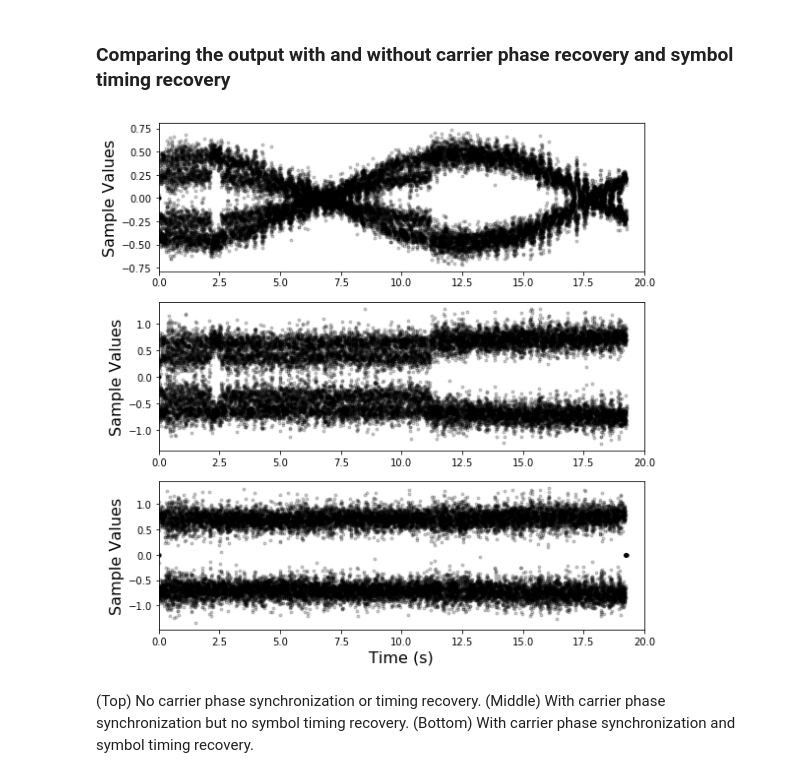
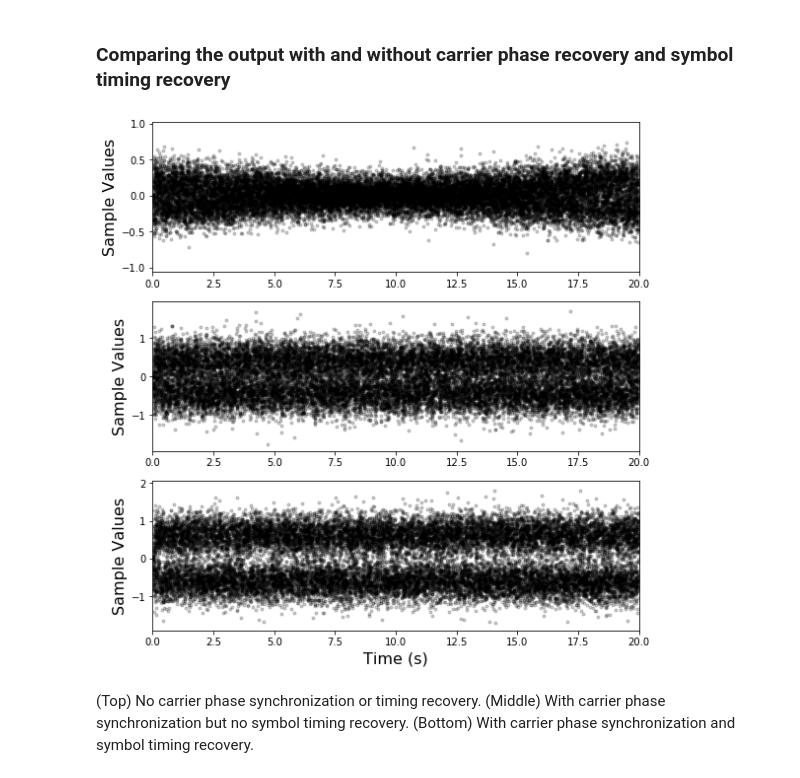
Before and after one commit to Max-Manning/RDS_decode, a Jupyter notebook: RDS_DECODE.ipynb, the cells around one changed output. Cells and saved outputs as stored; diff of their text form; code cells hidden in the pictures.

```diff
--- a/RDS_DECODE.ipynb
+++ b/RDS_DECODE.ipynb
@@ -17,7 +17,7 @@ Tune in to the center frequency of the FM channel and filter out any other chann
 # %%
 # FM station recorded using SDRsharp
-fs, data = wavfile.read('/home/naste/Radio_Projects/RDS_decode_dev/SDRSharp_20190730_021902Z_101000000Hz_IQ.wav', mmap=True)
-wo = 2*np.pi*100000/fs
+fs, data = wavfile.read('SDRSharp_20191020_233227Z_106137280Hz_IQ.wav')
+wo = 2*np.pi*-237280/fs
 
 # Complex IQ representation of the data
 IQ = data[:,0] + 1j*data[:,1]
@@ -166,7 +165,7 @@ theta0 = signal.decimate(theta0, 4)
 
 recovered_carrier1187 = np.exp(1j*(wc*nn + theta0/(48*4)))
 
-basefilt0 = signal.remez(96, [0, 400, 1500, fsIF/2], [1, 0], fs = fsIF)
+basefilt0 = signal.remez(96, [0, 1400, 1500, fsIF/2], [1, 0], fs = fsIF)
 
 # demodulate the BPSK signal
 RDS_demod = RDS*recovered_carrier1187
@@ -262,34 +261,34 @@ plt.show()
 # %%
 '''Plot the real part of the constellation diagram over time in order to compare
 the output with and without carrier phase and symbol timing recovery '''
 
 RDS_sa_nosync = RDS_demod[::4]
 RDS_sa_nosync_uncorr01 = RDS_demod_uncorr01[::4]
 
 ns = np.arange(RDS_sampled.shape[0])
 fig = plt.figure(figsize=(8, 8))
 gs = gridspec.GridSpec(3, 1)
 
 plt.subplot(gs[0])
-plt.plot(ns.astype(float)/1187.5, np.real(RDS_sa_nosync_uncorr01), 'k.', alpha = 0.2)
+plt.plot(ns.astype(float)/1187.5, np.real(RDS_sa_nosync_uncorr01[:-1]), 'k.', alpha = 0.2)
 plt.ylabel('Sample Values', fontsize=16)
 plt.xlim([0,20])
 
 plt.subplot(gs[1])
-plt.plot(ns.astype(float)/1187.5, RDS_sa_nosync, 'k.', alpha = 0.2)
+plt.plot(ns.astype(float)/1187.5, RDS_sa_nosync[:-1], 'k.', alpha = 0.2)
 plt.ylabel('Sample Values', fontsize=16)
 plt.xlim([0,20])
 
 plt.subplot(gs[2])
 plt.plot(ns.astype(float)/1187.5, RDS_sampled, 'k.', alpha = 0.2)
 plt.ylabel('Sample Values', fontsize=16)
 plt.xlabel('Time (s)', fontsize=16)
 plt.xlim([0,20])
 
 plt.tight_layout()
 plt.show()
 # %% [output]
-[figure, old version]
+[figure, new version]
 # %% [markdown]
 (Top) No carrier phase synchronization or timing recovery. (Middle) With carrier phase synchronization but no symbol timing recovery. (Bottom) With carrier phase synchronization and symbol timing recovery.
 # %% [markdown]
```
Also changed, not shown: parts of 14 cells of this notebook.
